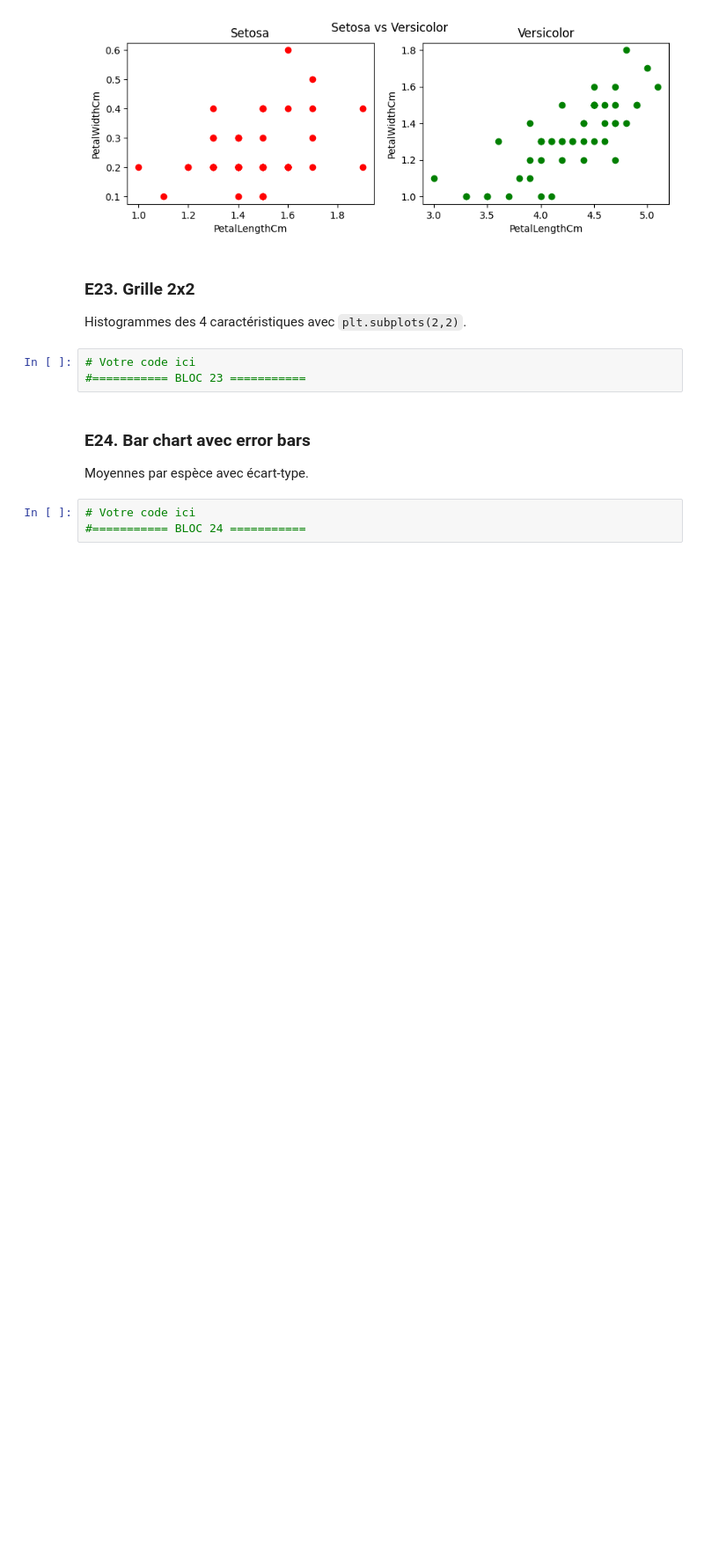
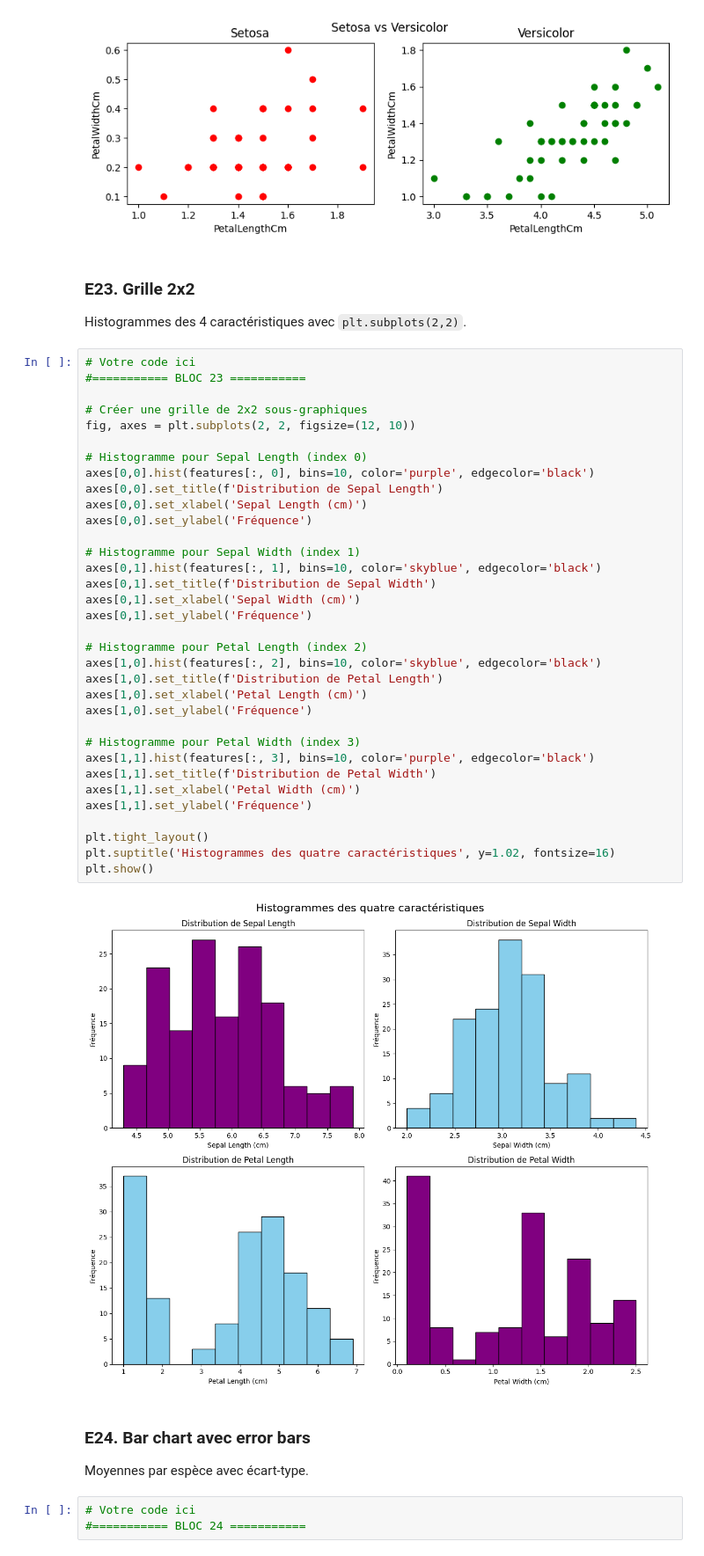
Before and after one commit to USMS-FPK-IA-GI-2025/controle-01-numpy-and-matplotlib-iris-Anam-Ayoub, a Jupyter notebook: notebooks/controle_numpy_matplotlib.ipynb, the cells around one changed output. Shown at 88% size. Cells and saved outputs as stored; diff of their text form; blank space fills up the shorter version.

Commit message:
BLOC 23 done (colab)

```diff
--- a/notebooks/controle_numpy_matplotlib.ipynb
+++ b/notebooks/controle_numpy_matplotlib.ipynb
@@ -428,9 +428,42 @@ plt.show()
 # %% [markdown]
 ### **E23. Grille 2x2**
 Histogrammes des 4 caractéristiques avec `plt.subplots(2,2)`.
-# %%
-# Votre code ici
-#=========== BLOC 23 ===========
+# %%
+# Votre code ici
+#=========== BLOC 23 ===========
+
+# Créer une grille de 2x2 sous-graphiques
+fig, axes = plt.subplots(2, 2, figsize=(12, 10))
+
+# Histogramme pour Sepal Length (index 0)
+axes[0,0].hist(features[:, 0], bins=10, color='purple', edgecolor='black')
+axes[0,0].set_title(f'Distribution de Sepal Length')
+axes[0,0].set_xlabel('Sepal Length (cm)')
+axes[0,0].set_ylabel('Fréquence')
+
+# Histogramme pour Sepal Width (index 1)
+axes[0,1].hist(features[:, 1], bins=10, color='skyblue', edgecolor='black')
+axes[0,1].set_title(f'Distribution de Sepal Width')
+axes[0,1].set_xlabel('Sepal Width (cm)')
+axes[0,1].set_ylabel('Fréquence')
+
+# Histogramme pour Petal Length (index 2)
+axes[1,0].hist(features[:, 2], bins=10, color='skyblue', edgecolor='black')
+axes[1,0].set_title(f'Distribution de Petal Length')
+axes[1,0].set_xlabel('Petal Length (cm)')
+axes[1,0].set_ylabel('Fréquence')
+
+# Histogramme pour Petal Width (index 3)
+axes[1,1].hist(features[:, 3], bins=10, color='purple', edgecolor='black')
+axes[1,1].set_title(f'Distribution de Petal Width')
+axes[1,1].set_xlabel('Petal Width (cm)')
+axes[1,1].set_ylabel('Fréquence')
+
+plt.tight_layout()
+plt.suptitle('Histogrammes des quatre caractéristiques', y=1.02, fontsize=16)
+plt.show()
+# %% [output]
+[figure, added]
 # %% [markdown]
 ### **E24. Bar chart avec error bars**
 Moyennes par espèce avec écart-type.
```
